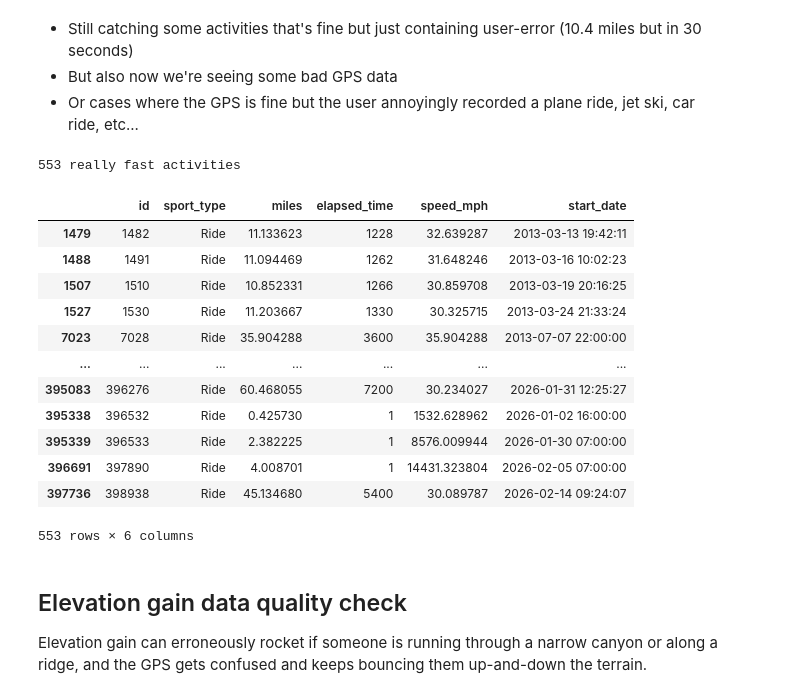
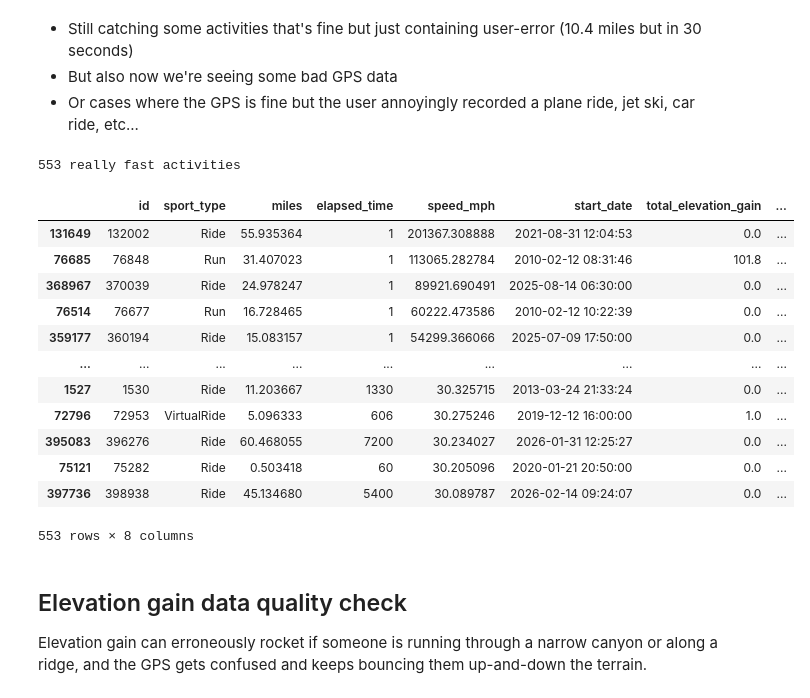
Before and after one commit to OGladfelter/sport-classification-model, a Jupyter notebook: 02-eda.ipynb, the cells around one changed output. Cells and saved outputs as stored; diff of their text form; code cells hidden in the pictures.

```diff
--- a/02-eda.ipynb
+++ b/02-eda.ipynb
@@ -308,10 +309,10 @@ There are going to be a ton of workouts that are so clearly off:
 These are all observations we will want to detect and flag as a non-ride, non-run, non-walk, non-hike, non-workout, etc
 # %%
 # list of preview columns to help understand weird observations
-columns = ['id', 'sport_type', 'miles', 'elapsed_time', 'speed_mph', 'start_date', 'feet_per_mile']
+columns = ['id', 'sport_type', 'miles', 'elapsed_time', 'speed_mph', 'start_date', 'total_elevation_gain', 'feet_per_mile']
 
-# flag to track problem rows
-df['bad_data'] = 0
+# flag to track problematic rows
+df['is_anomaly'] = 0
 # %% [markdown]
 ## Some quick and easy wins
 # %%
@@ -344,23 +345,25 @@ Interesting: in sports, we often assume unrealistic speed means cheating (Strava
 # %%
 threshold = 30 # most e-bikes max out at 28mph
 
 print(f"{len(df[df['speed_mph'] > threshold])} really fast activities")
-df.loc[(df['speed_mph'] > threshold)][columns]
+display(df.loc[(df['speed_mph'] > threshold)][columns].sort_values('speed_mph', ascending=False))
+
+df.loc[df['speed_mph'] > threshold, 'is_anomaly'] = 1
 # %% [output]
 553 really fast activities
-|  | id | sport_type | miles | elapsed_time | speed_mph | start_date |
-| 1479 | 1482 | Ride | 11.133623 | 1228 | 32.639287 | 2013-03-13 19:42:11 |
-| 1488 | 1491 | Ride | 11.094469 | 1262 | 31.648246 | 2013-03-16 10:02:23 |
-| 1507 | 1510 | Ride | 10.852331 | 1266 | 30.859708 | 2013-03-19 20:16:25 |
-| 1527 | 1530 | Ride | 11.203667 | 1330 | 30.325715 | 2013-03-24 21:33:24 |
-| 7023 | 7028 | Ride | 35.904288 | 3600 | 35.904288 | 2013-07-07 22:00:00 |
-| ... | ... | ... | ... | ... | ... | ... |
-| 395083 | 396276 | Ride | 60.468055 | 7200 | 30.234027 | 2026-01-31 12:25:27 |
-| 395338 | 396532 | Ride | 0.425730 | 1 | 1532.628962 | 2026-01-02 16:00:00 |
-| 395339 | 396533 | Ride | 2.382225 | 1 | 8576.009944 | 2026-01-30 07:00:00 |
-| 396691 | 397890 | Ride | 4.008701 | 1 | 14431.323804 | 2026-02-05 07:00:00 |
-| 397736 | 398938 | Ride | 45.134680 | 5400 | 30.089787 | 2026-02-14 09:24:07 |
+|  | id | sport_type | miles | elapsed_time | speed_mph | start_date | total_elevation_gain | ... |
+| 131649 | 132002 | Ride | 55.935364 | 1 | 201367.308888 | 2021-08-31 12:04:53 | 0.0 | ... |
+| 76685 | 76848 | Run | 31.407023 | 1 | 113065.282784 | 2010-02-12 08:31:46 | 101.8 | ... |
+| 368967 | 370039 | Ride | 24.978247 | 1 | 89921.690491 | 2025-08-14 06:30:00 | 0.0 | ... |
+| 76514 | 76677 | Run | 16.728465 | 1 | 60222.473586 | 2010-02-12 10:22:39 | 0.0 | ... |
+| 359177 | 360194 | Ride | 15.083157 | 1 | 54299.366066 | 2025-07-09 17:50:00 | 0.0 | ... |
+| ... | ... | ... | ... | ... | ... | ... | ... | ... |
+| 1527 | 1530 | Ride | 11.203667 | 1330 | 30.325715 | 2013-03-24 21:33:24 | 0.0 | ... |
+| 72796 | 72953 | VirtualRide | 5.096333 | 606 | 30.275246 | 2019-12-12 16:00:00 | 1.0 | ... |
+| 395083 | 396276 | Ride | 60.468055 | 7200 | 30.234027 | 2026-01-31 12:25:27 | 0.0 | ... |
+| 75121 | 75282 | Ride | 0.503418 | 60 | 30.205096 | 2020-01-21 20:50:00 | 0.0 | ... |
+| 397736 | 398938 | Ride | 45.134680 | 5400 | 30.089787 | 2026-02-14 09:24:07 | 0.0 | ... |
-553 rows × 6 columns
+553 rows × 8 columns
 # %% [markdown]
 ## Elevation gain data quality check
 
```
Also changed, not shown: parts of 14 cells of this notebook.
